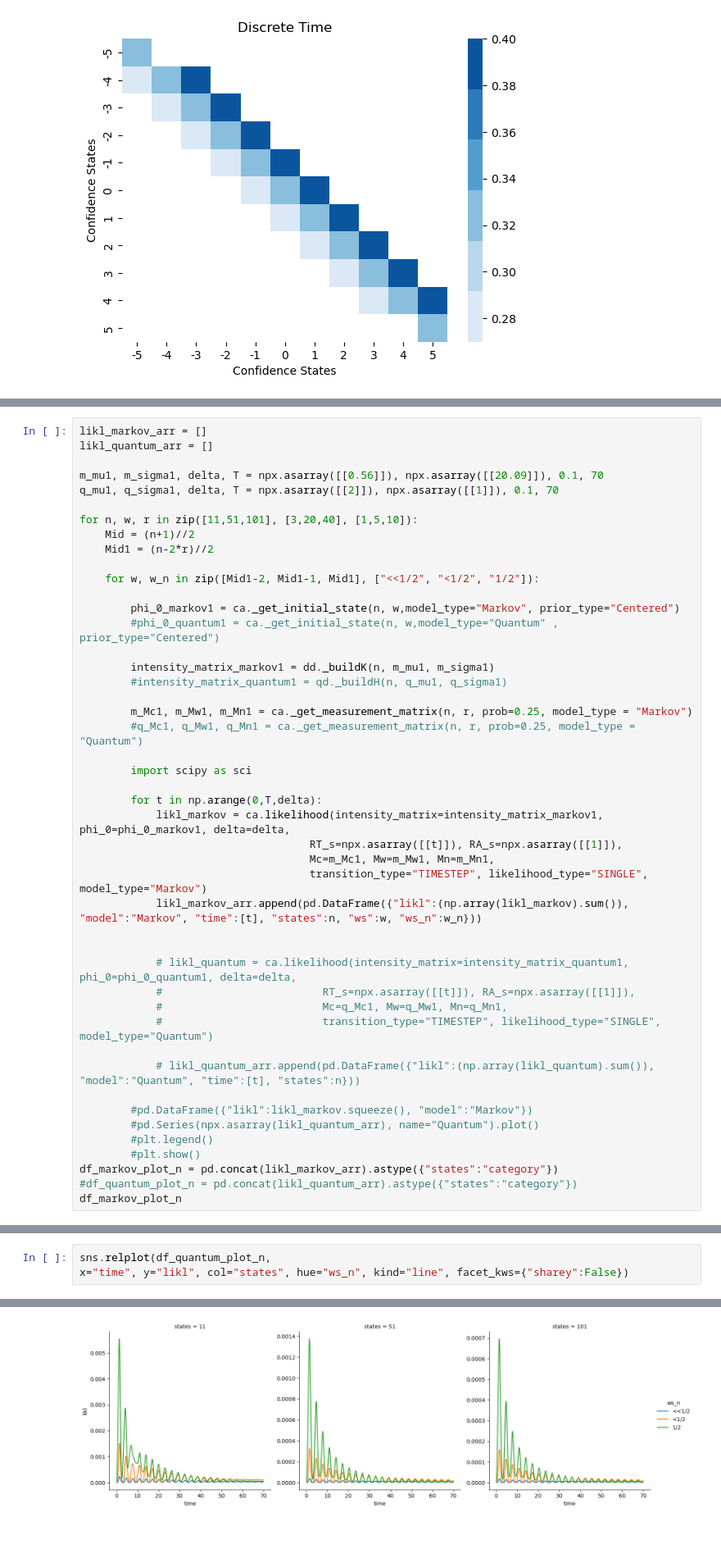
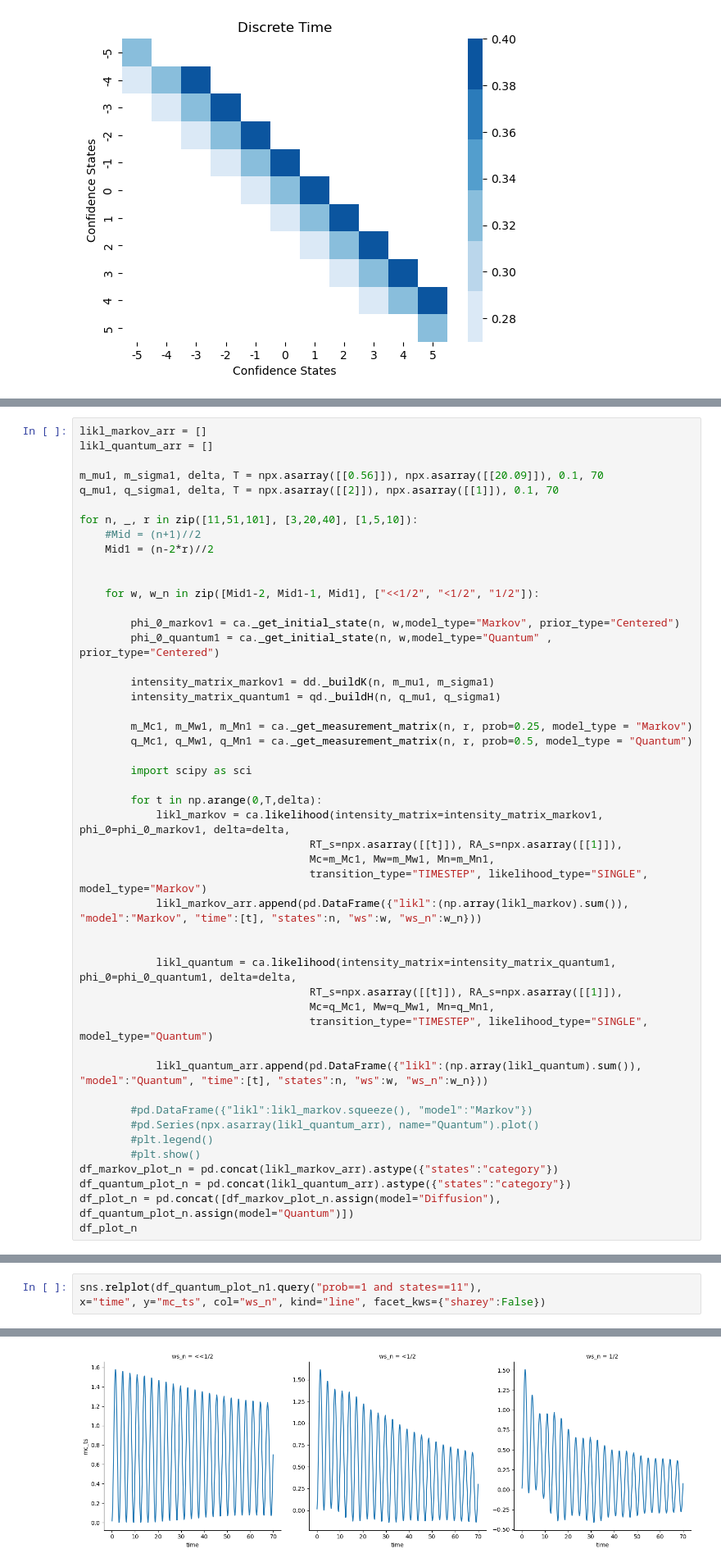
Before and after one commit to rkmalaiya/stochastic_cognitive_dynamics, a Jupyter notebook: poc/Diffusion_Quantum_Discrete_Continuous_Time.ipynb, the cells around one changed output, grey strips where cells are left out. Shown at 82% size. Drawn from its saved outputs; the diff is of its cells as text; blank space fills up the shorter version.

```diff
--- a/poc/Diffusion_Quantum_Discrete_Continuous_Time.ipynb
+++ b/poc/Diffusion_Quantum_Discrete_Continuous_Time.ipynb
@@ -174,20 +172,21 @@ likl_quantum_arr = []
 m_mu1, m_sigma1, delta, T = npx.asarray([[0.56]]), npx.asarray([[20.09]]), 0.1, 70
 q_mu1, q_sigma1, delta, T = npx.asarray([[2]]), npx.asarray([[1]]), 0.1, 70
 
-for n, w, r in zip([11,51,101], [3,20,40], [1,5,10]):
-    Mid = (n+1)//2
+for n, _, r in zip([11,51,101], [3,20,40], [1,5,10]):
+    #Mid = (n+1)//2
     Mid1 = (n-2*r)//2
+
 
     for w, w_n in zip([Mid1-2, Mid1-1, Mid1], ["<<1/2", "<1/2", "1/2"]):
 
         phi_0_markov1 = ca._get_initial_state(n, w,model_type="Markov", prior_type="Centered")
-        #phi_0_quantum1 = ca._get_initial_state(n, w,model_type="Quantum" , prior_type="Centered")
+        phi_0_quantum1 = ca._get_initial_state(n, w,model_type="Quantum" , prior_type="Centered")
 
         intensity_matrix_markov1 = dd._buildK(n, m_mu1, m_sigma1)
-        #intensity_matrix_quantum1 = qd._buildH(n, q_mu1, q_sigma1)
+        intensity_matrix_quantum1 = qd._buildH(n, q_mu1, q_sigma1)
 
         m_Mc1, m_Mw1, m_Mn1 = ca._get_measurement_matrix(n, r, prob=0.25, model_type = "Markov")
-        #q_Mc1, q_Mw1, q_Mn1 = ca._get_measurement_matrix(n, r, prob=0.25, model_type = "Quantum")
+        q_Mc1, q_Mw1, q_Mn1 = ca._get_measurement_matrix(n, r, prob=0.5, model_type = "Quantum")
 
         import scipy as sci
 
@@ -199,19 +198,20 @@ for n, w, r in zip([11,51,101], [3,20,40], [1,5,10]):
             likl_markov_arr.append(pd.DataFrame({"likl":(np.array(likl_markov).sum()), "model":"Markov", "time":[t], "states":n, "ws":w, "ws_n":w_n}))
 
 
-            # likl_quantum = ca.likelihood(intensity_matrix=intensity_matrix_quantum1, phi_0=phi_0_quantum1, delta=delta,
-            #                         RT_s=npx.asarray([[t]]), RA_s=npx.asarray([[1]]),
-            #                         Mc=q_Mc1, Mw=q_Mw1, Mn=q_Mn1,
-            #                         transition_type="TIMESTEP", likelihood_type="SINGLE", model_type="Quantum")
+            likl_quantum = ca.likelihood(intensity_matrix=intensity_matrix_quantum1, phi_0=phi_0_quantum1, delta=delta,
+                                    RT_s=npx.asarray([[t]]), RA_s=npx.asarray([[1]]),
+                                    Mc=q_Mc1, Mw=q_Mw1, Mn=q_Mn1,
+                                    transition_type="TIMESTEP", likelihood_type="SINGLE", model_type="Quantum")
 
-            # likl_quantum_arr.append(pd.DataFrame({"likl":(np.array(likl_quantum).sum()), "model":"Quantum", "time":[t], "states":n}))
+            likl_quantum_arr.append(pd.DataFrame({"likl":(np.array(likl_quantum).sum()), "model":"Quantum", "time":[t], "states":n, "ws":w, "ws_n":w_n}))
 
         #pd.DataFrame({"likl":likl_markov.squeeze(), "model":"Markov"})
         #pd.Series(npx.asarray(likl_quantum_arr), name="Quantum").plot()
         #plt.legend()
         #plt.show()
 df_markov_plot_n = pd.concat(likl_markov_arr).astype({"states":"category"})
-#df_quantum_plot_n = pd.concat(likl_quantum_arr).astype({"states":"category"})
-df_markov_plot_n
+df_quantum_plot_n = pd.concat(likl_quantum_arr).astype({"states":"category"})
+df_plot_n = pd.concat([df_markov_plot_n.assign(model="Diffusion"), df_quantum_plot_n.assign(model="Quantum")])
+df_plot_n
 # %% [output]
 |  | likl | model | time | states | ws | ws_n |
@@ -334,4 +449,4 @@ df_quantum_plot_n
 # %%
-sns.relplot(df_quantum_plot_n,
-x="time", y="likl", col="states", hue="ws_n", kind="line", facet_kws={"sharey":False})
+sns.relplot(df_quantum_plot_n1.query("prob==1 and states==11"),
+x="time", y="mc_ts", col="ws_n", kind="line", facet_kws={"sharey":False})
 # %% [output]
@@ -339 +455 @@ x="time", y="likl", col="states", hue="ws_n", kind="line", facet_kws={"sharey":F
-[figure, old version]
+[figure, new version]
```
Also changed, not shown: parts of 63 cells of this notebook, 3 other files.
